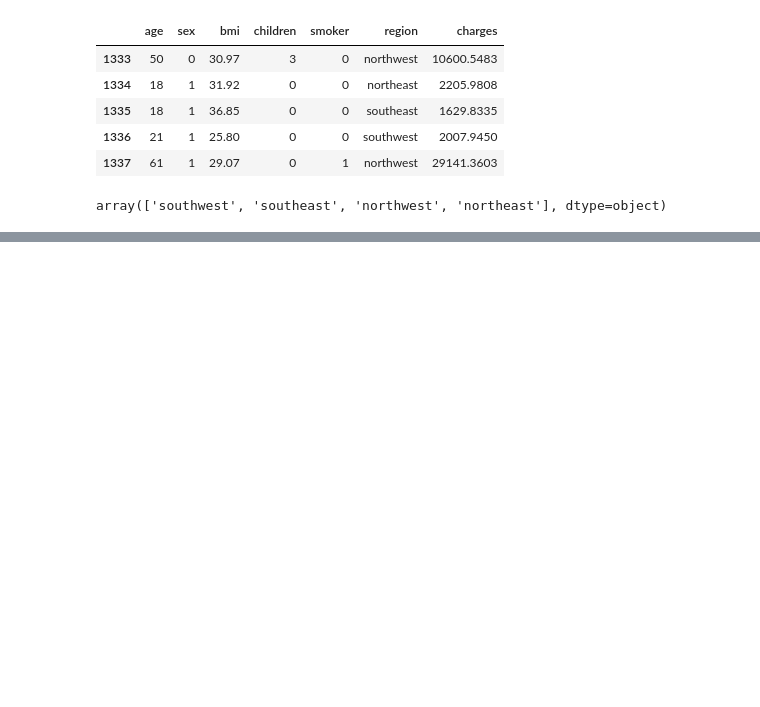
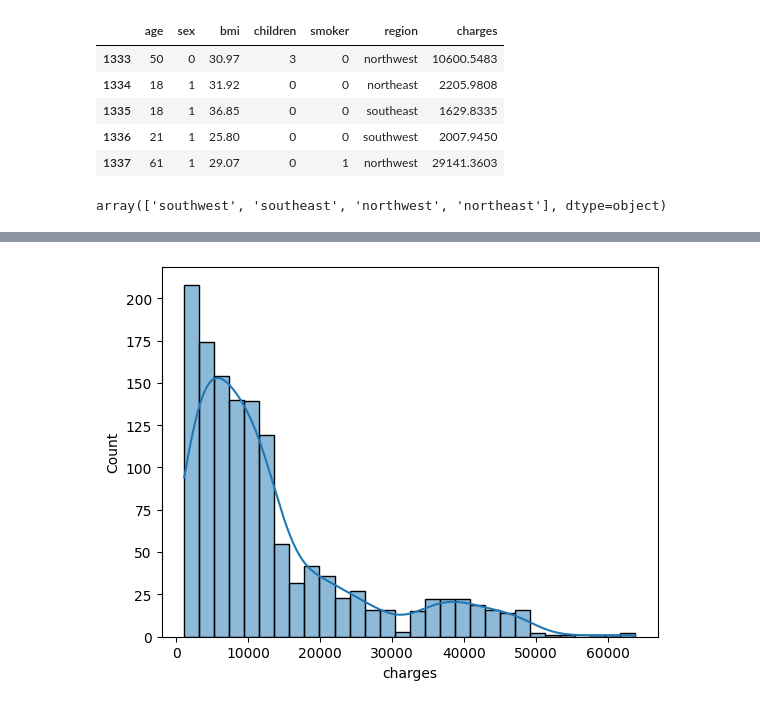
Before and after one commit to elifduman23/MachineLearning-MedicalCostPersonal, a Jupyter notebook: medical-cost-personal-linear-regression.ipynb, the cells around one changed output, grey strips where cells are left out. Saved outputs shown, nothing was run; the diff lists cells and outputs as text; code cells hidden in the pictures; blank space fills up the shorter version.

```diff
--- a/medical-cost-personal-linear-regression.ipynb
+++ b/medical-cost-personal-linear-regression.ipynb
@@ -125,0 +161,5 @@ array(['southwest', 'southeast', 'northwest', 'northeast'], dtype=object)
+# %%
+sns.histplot(data=data["charges"],kde=True)
+plt.show()
+# %% [output]
+[figure, added]
```
Also changed, not shown: parts of 11 cells of this notebook.
